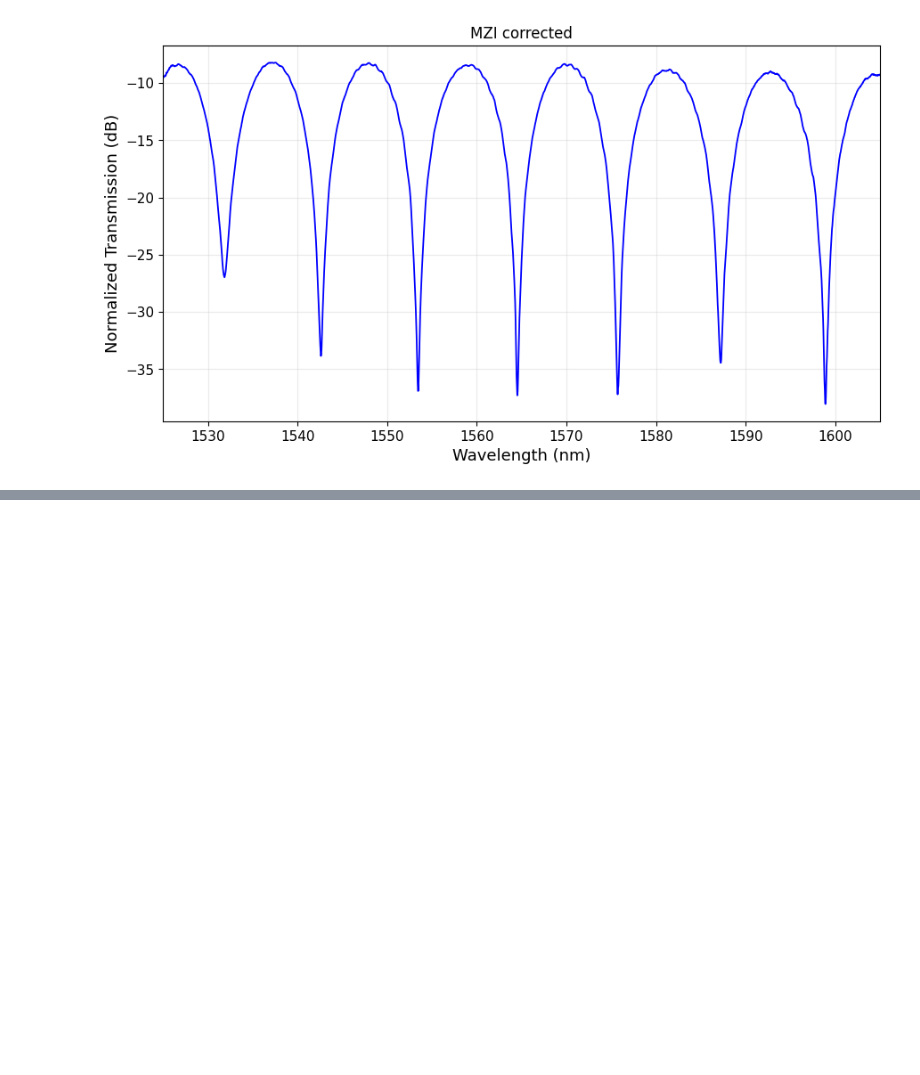
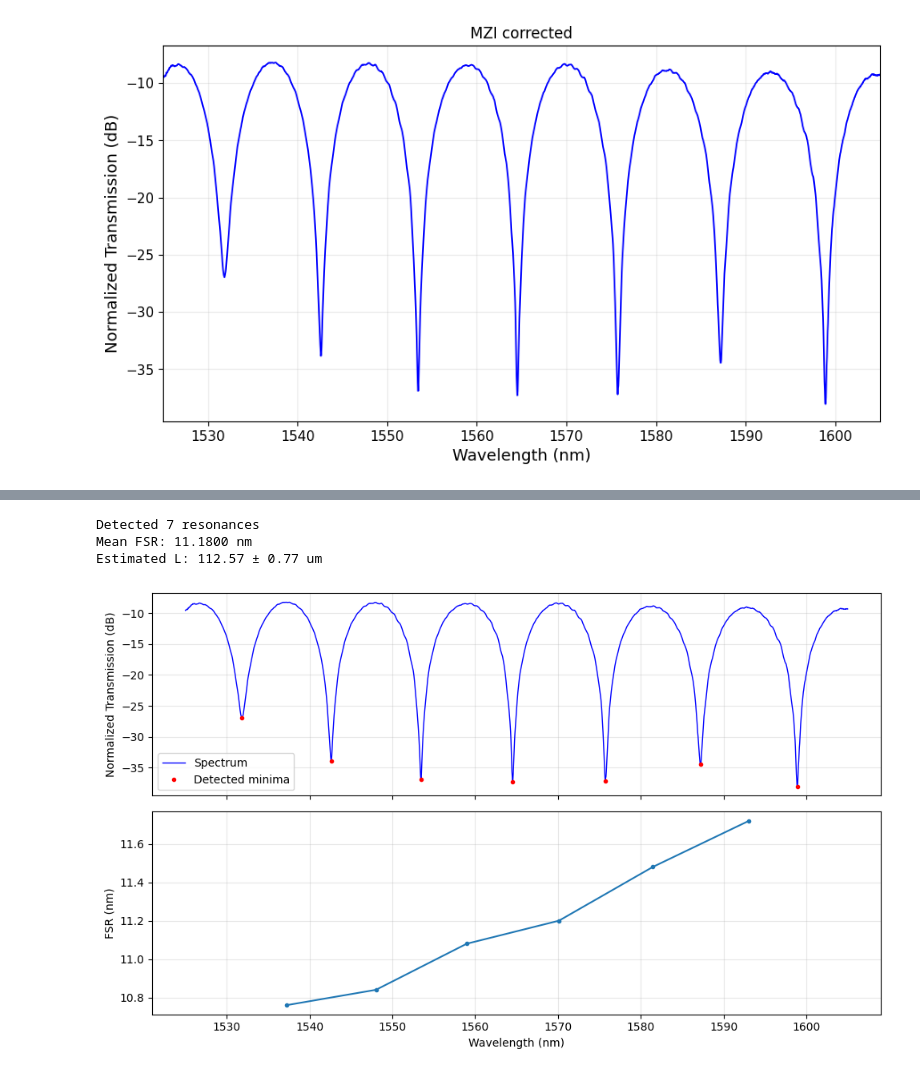
Before and after one commit to DBAEASE/programable, a Jupyter notebook: FabTest.ipynb, the cells around one changed output, grey strips where cells are left out. Saved outputs shown, nothing was run; the diff lists cells and outputs as text; code cells hidden in the pictures; blank space fills up the shorter version.

```diff
--- a/FabTest.ipynb
+++ b/FabTest.ipynb
@@ -663,0 +725,50 @@ plt.show()
+# %%
+# Assumes:
+# lambda_sweep      -> 1D array of wavelengths (nm)
+# transmission_db   -> 1D array of Normalized Transmission (dB)
+# wavelength_modes  -> 1D array of mode-solver wavelengths (same units as lambda_sweep!)
+# ng                -> 1D array of group index at wavelength_modes
+
+# 1. Detect resonance minima
+min_spacing_nm = 0.4  # ~half the ~0.7 nm FSR to prevent double-detection on noisy dips
+
+resonance_dips, _ = find_peaks(-power_mzi_corrected, prominence=0.25, distance=10)
+
+lambda_res = wavelength[resonance_dips]
+
+# 2. Compute FSR and central wavelength for each consecutive resonance pair
+fsr_exp = np.diff(lambda_res)                        # lambda[i+1] - lambda[i]
+lambda_c = 0.5 * (lambda_res[:-1] + lambda_res[1:])  # central wavelength of each FSR
+
+# 3. Interpolate ng directly at each central wavelength
+ng_c = np.interp(lambda_c, wavelength_modes, ng)
+
+# Optional: extract cavity length L (same length unit as lambda_c, e.g., nm -> um)
+L_nm = (lambda_c**2) / (ng_c * fsr_exp)
+L_um = L_nm * 1e-3
+
+print(f"Detected {len(lambda_res)} resonances")
+print(f"Mean FSR: {np.mean(fsr_exp):.4f} nm")
+print(f"Estimated L: {np.mean(L_um):.2f} ± {np.std(L_um):.2f} um")
+
+# 4. Diagnostic plot: verify peak detection + inspect FSR(lambda_c)
+fig, (ax1, ax2) = plt.subplots(2, 1, figsize=(10, 6), sharex=True)
+
+ax1.plot(wavelength, power_mzi_corrected, "b-", lw=1, label="Spectrum")
+ax1.plot(lambda_res,power_mzi_corrected[resonance_dips], "ro", ms=3, label="Detected minima")
+ax1.set_ylabel("Normalized Transmission (dB)")
+ax1.legend()
+ax1.grid(alpha=0.3)
+
+ax2.plot(lambda_c, fsr_exp, "o-", ms=3)
+ax2.set_xlabel("Wavelength (nm)")
+ax2.set_ylabel("FSR (nm)")
+ax2.grid(alpha=0.3)
+
+plt.tight_layout()
+plt.show()
+# %% [output]
+Detected 7 resonances
+Mean FSR: 11.1800 nm
+Estimated L: 112.57 ± 0.77 um
+[figure, added]
```
Also changed, not shown: parts of 6 cells of this notebook, 1 other file.
